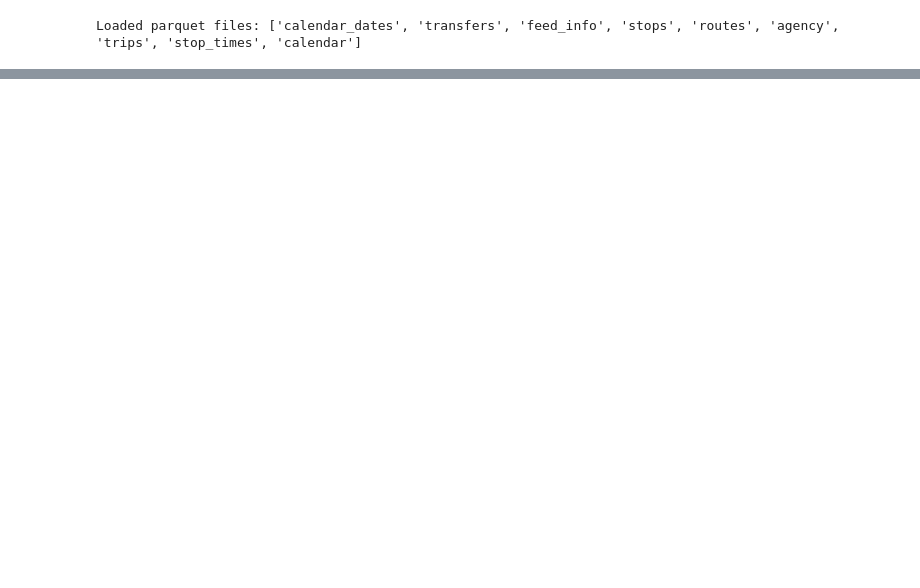
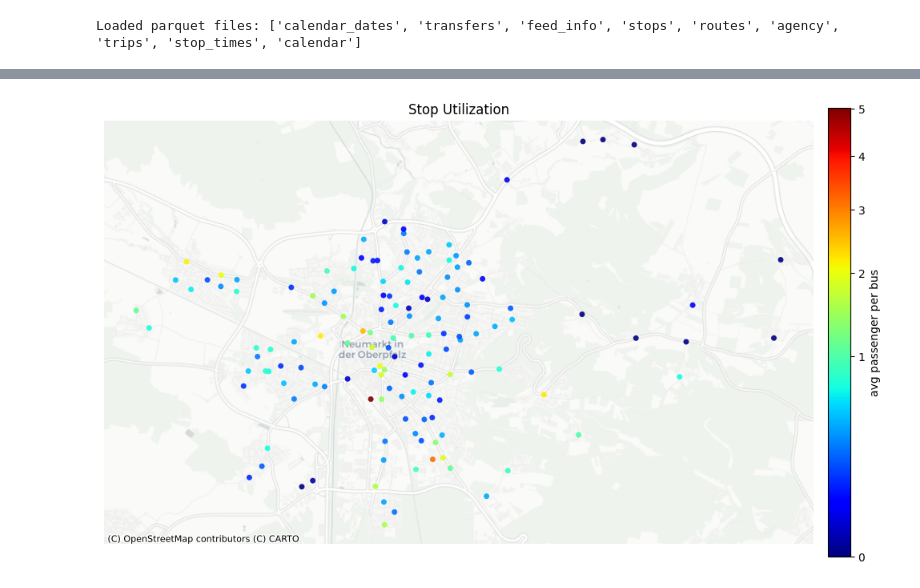
Before and after one commit to apurwaagr/OHA_Servus_AI, a Jupyter notebook: ole/neumarktstatisitcs.ipynb, the cells around one changed output, grey strips where cells are left out. Drawn from its saved outputs; the diff is of its cells as text; code cells hidden in the pictures; blank space fills up the shorter version.

```diff
--- a/ole/neumarktstatisitcs.ipynb
+++ b/ole/neumarktstatisitcs.ipynb
@@ -99,0 +227,2 @@ busy_stop.head()
+# %%
+stop_stats['delta_to_ideal_utilization_(0.5_per_bus)'] = stop_stats['avg_passenger_per_bus'] - 0.5
@@ -99,0 +300,6 @@ busy_stop.head()
+# %%
+
+title = "Stop Utilization"
+plot_stops_static(stop_stats, color_by="avg_passenger_per_bus", cmap_name="jet", less_contrast=True, title=title)#, hot="high", cold ="low")
+# %% [output]
+[figure, added]
```
Also changed, not shown: parts of 9 cells of this notebook, 15 other files.
